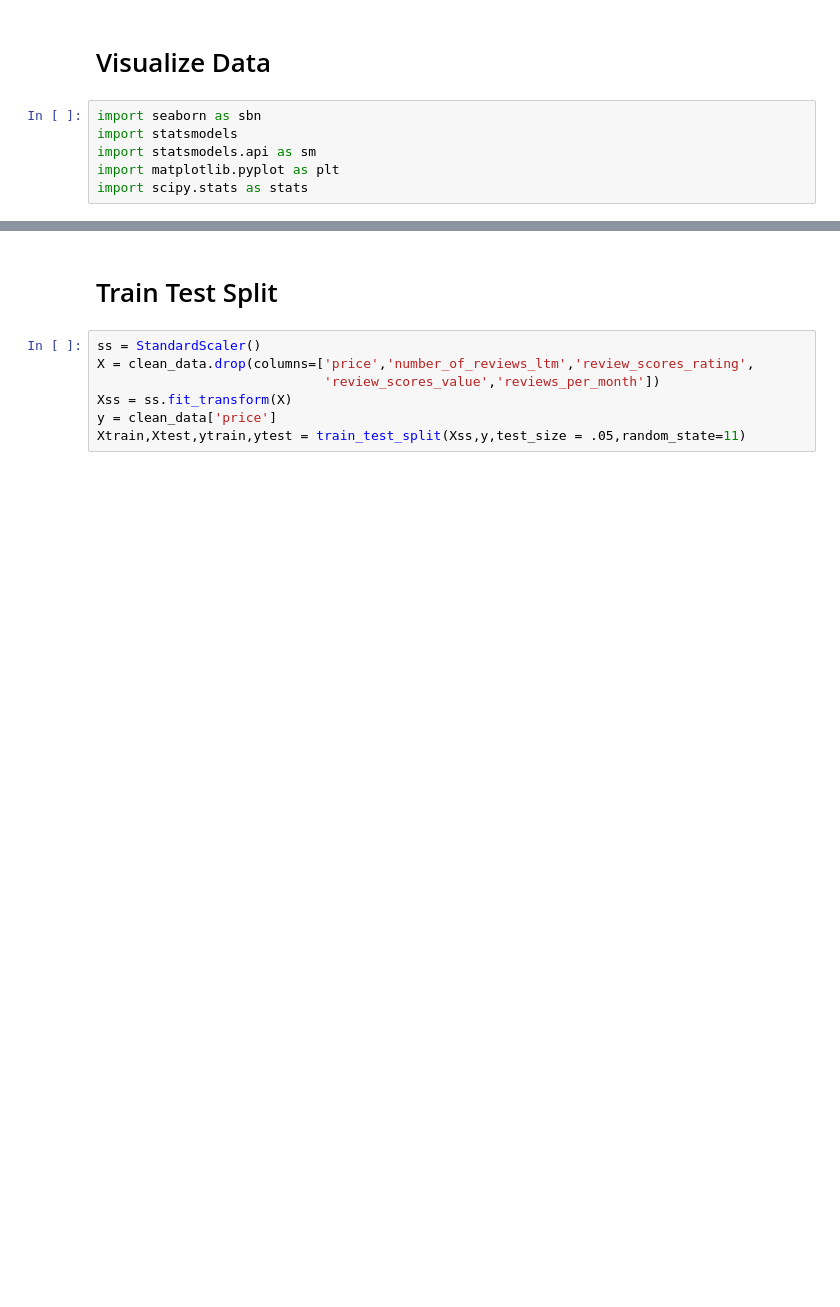
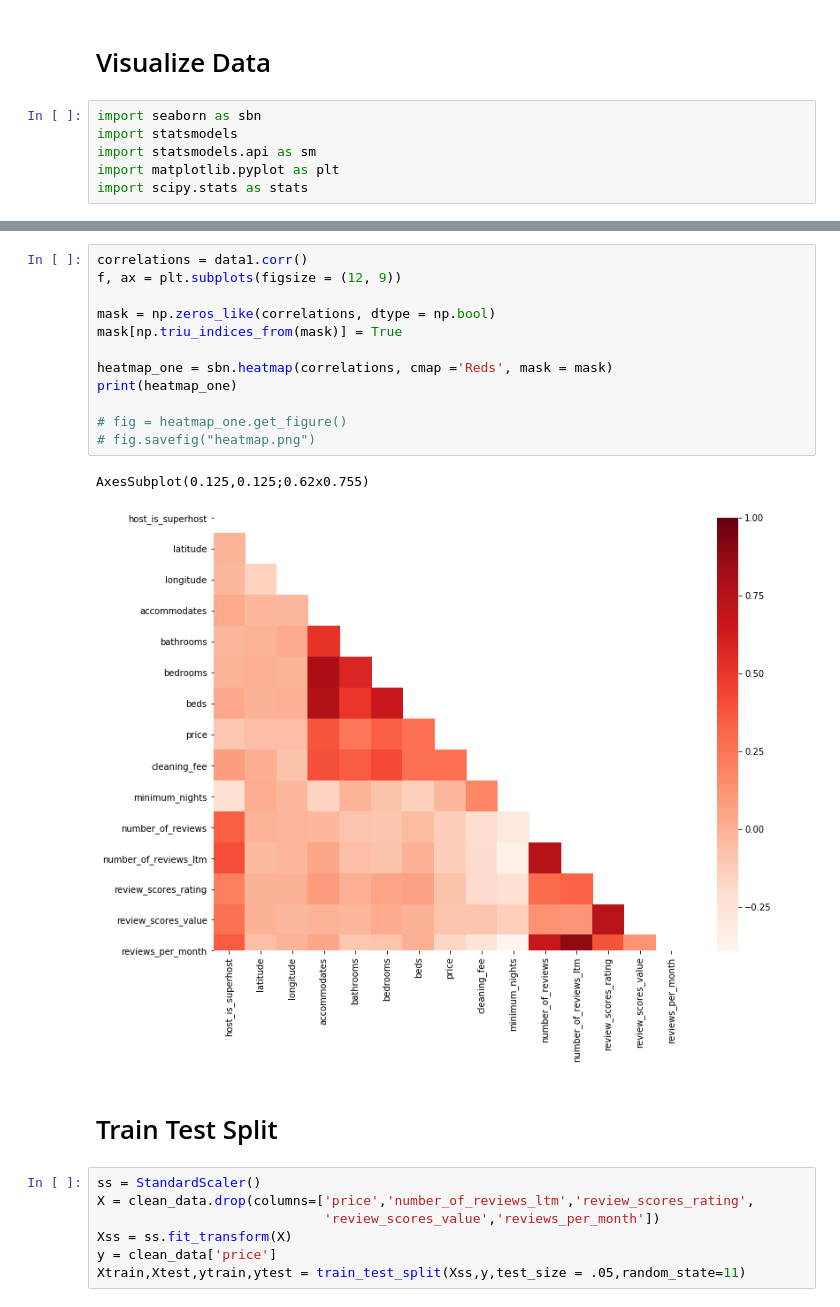
Before and after one commit to trossII/SeattleBnB, a Jupyter notebook: Notebooks/Exploratory Notebooks/Explore2.ipynb, the cells around one changed output, grey strips where cells are left out. Saved outputs shown, nothing was run; the diff lists cells and outputs as text; blank space fills up the shorter version.

```diff
--- a/Notebooks/Exploratory Notebooks/Explore2.ipynb
+++ b/Notebooks/Exploratory Notebooks/Explore2.ipynb
@@ -220,3 +224,18 @@ sbn.scatterplot(x= clean_data['latitude'], y=clean_data['longitude'],hue=clean_d
+# %%
+correlations = data1.corr()
+f, ax = plt.subplots(figsize = (12, 9))
+
+mask = np.zeros_like(correlations, dtype = np.bool)
+mask[np.triu_indices_from(mask)] = True
+
+heatmap_one = sbn.heatmap(correlations, cmap ='Reds', mask = mask)
+print(heatmap_one)
+
+# fig = heatmap_one.get_figure()
+# fig.savefig("heatmap.png")
+# %% [output]
+AxesSubplot(0.125,0.125;0.62x0.755)
+[figure, added]
 # %% [markdown]
 # Train Test Split
 # %%
```
Also changed, not shown: parts of 7 cells of this notebook, 5 other files.
